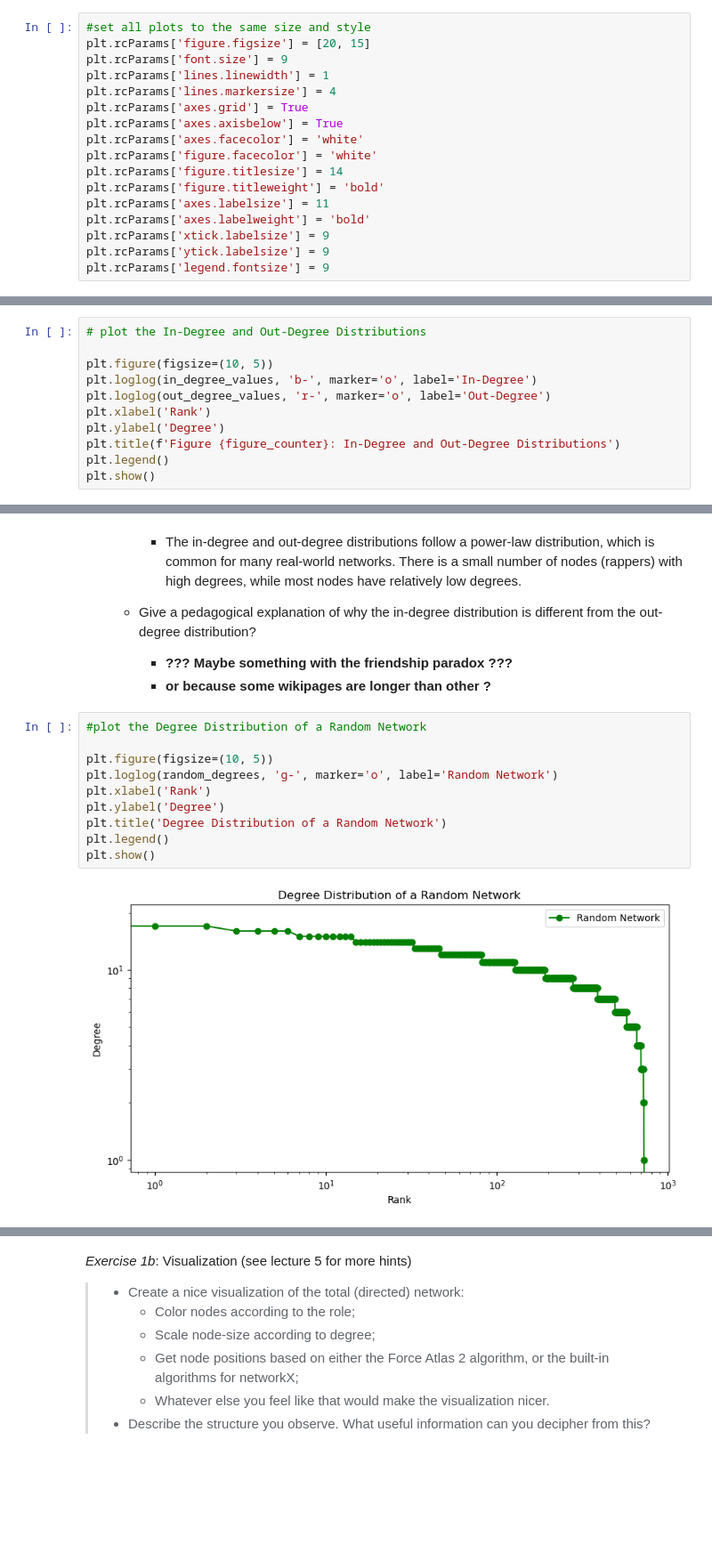
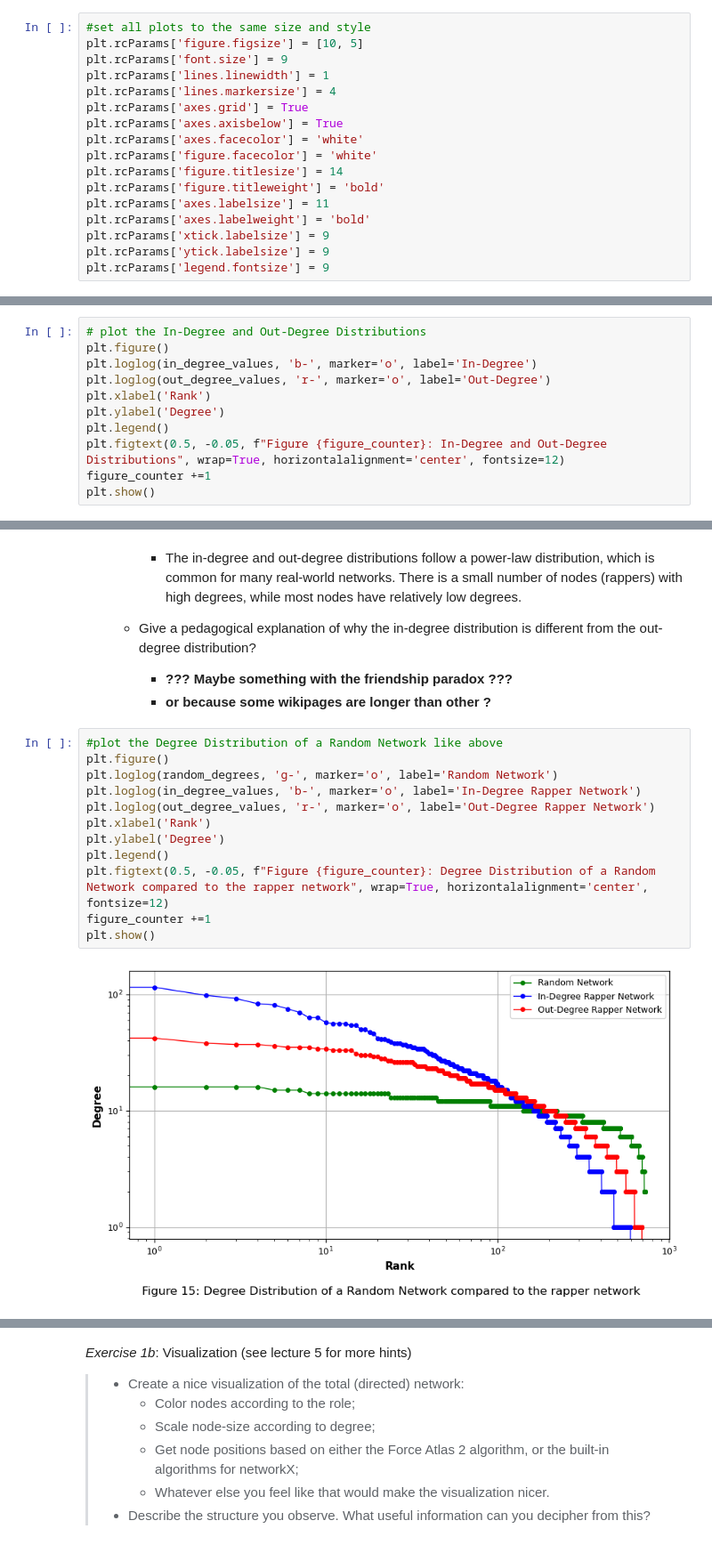
Before and after one commit to Linkschris/Assignment, a Jupyter notebook: Assignment2_jonas.ipynb, the cells around one changed output, grey strips where cells are left out. Shown: that part at 89% size. Drawn from its saved outputs; the diff is of its cells as text; blank space fills up the shorter version.

```diff
--- a/Assignment2_jonas.ipynb
+++ b/Assignment2_jonas.ipynb
@@ -23,7 +23,7 @@ from tabulate import tabulate
 %matplotlib inline
 # %%
 #set all plots to the same size and style
-plt.rcParams['figure.figsize'] = [20, 15]
+plt.rcParams['figure.figsize'] = [10, 5]
 plt.rcParams['font.size'] = 9
 plt.rcParams['lines.linewidth'] = 1
 plt.rcParams['lines.markersize'] = 4
@@ -266,13 +266,13 @@ Table 1: Stats of Rapper network. Metrics in the left column and the actual valu
   * Give a pedagogical explaination of why the in-degree distribution is different from the out-degree distribution?
 # %%
 # plot the In-Degree and Out-Degree Distributions
-
-plt.figure(figsize=(10, 5))
+plt.figure()
 plt.loglog(in_degree_values, 'b-', marker='o', label='In-Degree')
 plt.loglog(out_degree_values, 'r-', marker='o', label='Out-Degree')
 plt.xlabel('Rank')
 plt.ylabel('Degree')
-plt.title(f'Figure {figure_counter}: In-Degree and Out-Degree Distributions')
 plt.legend()
+plt.figtext(0.5, -0.05, f"Figure {figure_counter}: In-Degree and Out-Degree Distributions", wrap=True, horizontalalignment='center', fontsize=12)
+figure_counter +=1
 plt.show()
 # %% [output]
@@ -290,15 +290,17 @@ plt.show()
      - **??? Maybe something with the friendship paradox ???**
      - **or because some wikipages are longer than other ?**
 # %%
-#plot the Degree Distribution of a Random Network
-
-plt.figure(figsize=(10, 5))
+#plot the Degree Distribution of a Random Network like above
+plt.figure()
 plt.loglog(random_degrees, 'g-', marker='o', label='Random Network')
+plt.loglog(in_degree_values, 'b-', marker='o', label='In-Degree Rapper Network')
+plt.loglog(out_degree_values, 'r-', marker='o', label='Out-Degree Rapper Network')
 plt.xlabel('Rank')
 plt.ylabel('Degree')
-plt.title('Degree Distribution of a Random Network')
 plt.legend()
+plt.figtext(0.5, -0.05, f"Figure {figure_counter}: Degree Distribution of a Random Network compared to the rapper network", wrap=True, horizontalalignment='center', fontsize=12)
+figure_counter +=1
 plt.show()
 # %% [output]
-[figure, old version]
+[figure, new version]
 # %% [markdown]
```
Also changed, not shown: parts of 2 cells of this notebook.
